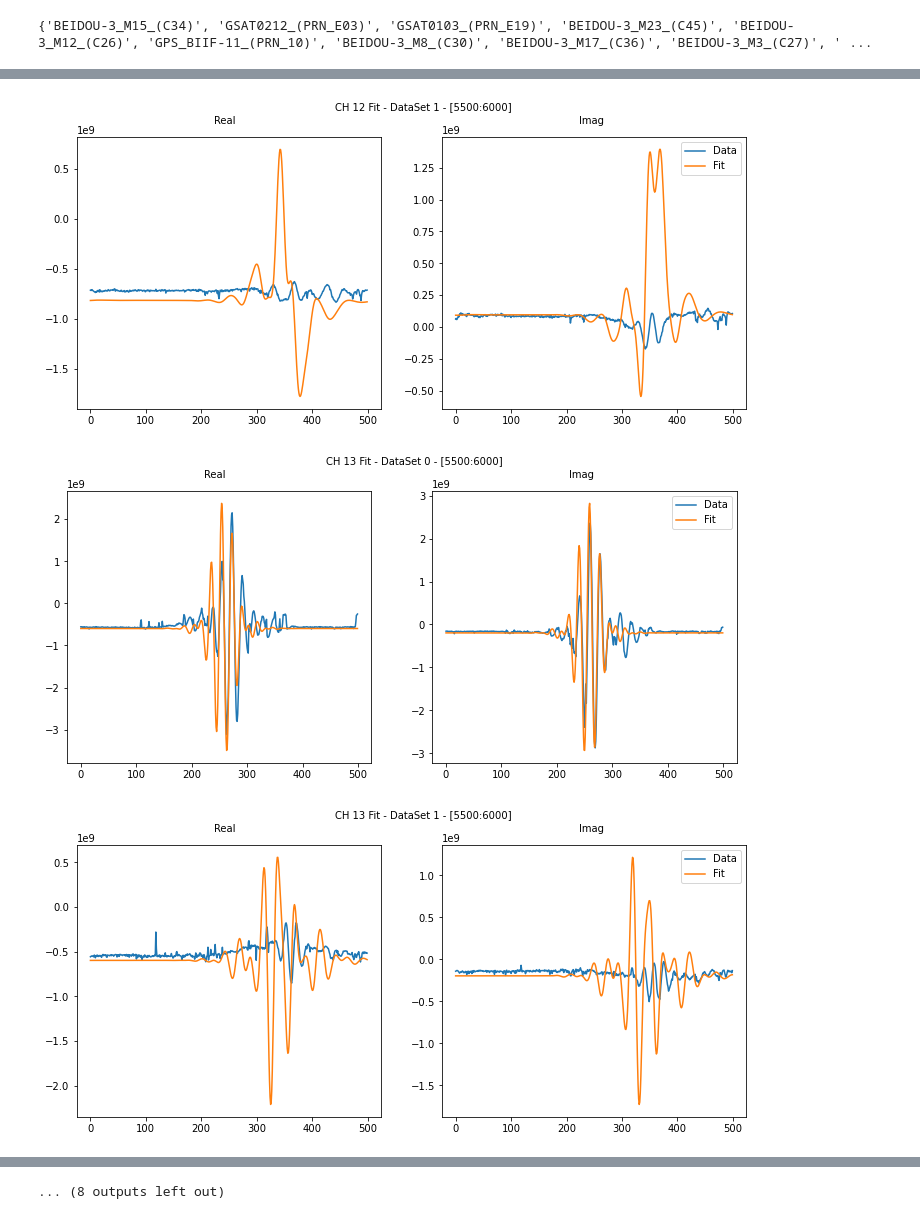
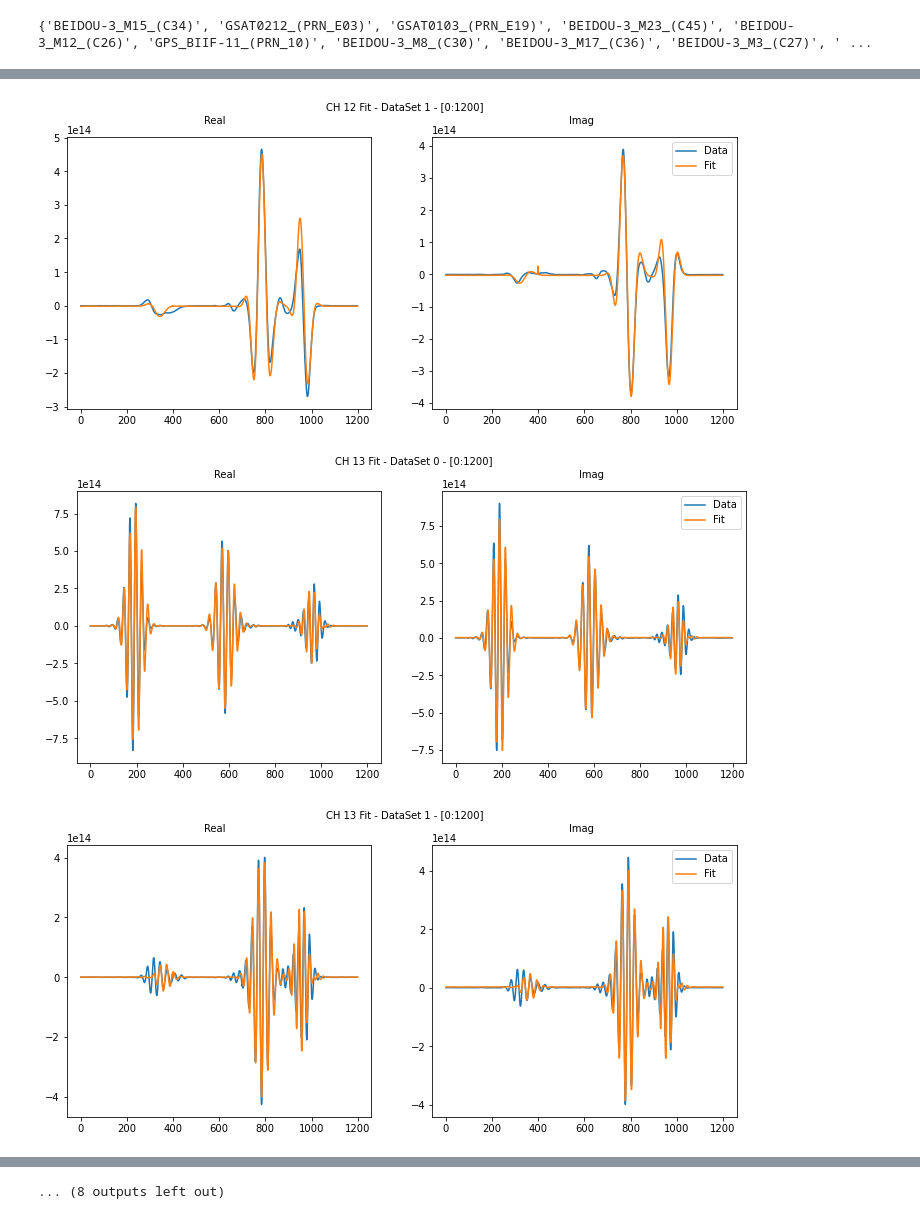
Before and after one commit to bmxdemo/bmxobs, a Jupyter notebook: towards1.ipynb, the cells around one changed output, grey strips where cells are left out. Drawn from its saved outputs; the diff is of its cells as text; code cells hidden in the pictures.

```diff
--- a/towards1.ipynb
+++ b/towards1.ipynb
@@ -122,7 +124,8 @@ Data_ids = [["pas/210904_2300",
             #["pas/210906_2300",
             #"pas/210907_2300"]
            ]
-bins = (1760,1780)
+bins = (280,300) #1178 MHz
+#bins = (1760,1780) #1575 MHz
 DataSets = [[bmxobs.BMXSingleFreqObs(ids, freq_bins=bins) for ids in Data_id] for Data_id in Data_ids]
 # %%
 astroObj = { #'name':[RA in radians, DEC in radians]
@@ -142,4 +153,4 @@ params1575 = [
 ]
 # %%
-startParams = params1575
+startParams = params1178
 Theories = [TheoryPredictor(DataSet, Geometry = SingleFreqGeometry(freq=DataSet[0].freq), params = params, satAmp=1e7, astAmp = 0, satDelay=0, astroObj = astroObj, thresh=0.01) for DataSet,params in zip(DataSets,startParams)]
@@ -199,6 +212,6 @@ Theory 0 Beam Fit
 # %%
 for i in range(len(Theories)):
     print ('Theory {} Amp Fit'.format(i))
-    getAmpFit(Theories[i])
+    getAmpFit(Theories[i], mode='all')
 # %% [output]
 Theory 0 Amp Fit
@@ -309,0 +272,3 @@ Standard Deviation:
+# %%
+names = ['A{}_{}_{}'.format(1,n,0) for n in Theories[0].satNames]
+Theories[0].fit(names, mode = 'amp', channels = [11], datNum = [0], plot=False, pprint=False)
@@ -310,5 +284,5 @@ Standard Deviation:
 # %%
-cut = [5500,6000]
+cut = [0,1200]
 channels = [11,12,13,14,22,23,24,33,34,44]
 mode = 'all'
 
@@ -321,3 +295,3 @@ for T in Theories:
-[figure, old version]
+[figure, new version]
-[figure, old version]
+[figure, new version]
-[figure, old version]
+[figure, new version]
```
Also changed, not shown: parts of 19 cells of this notebook, 2 other files.
